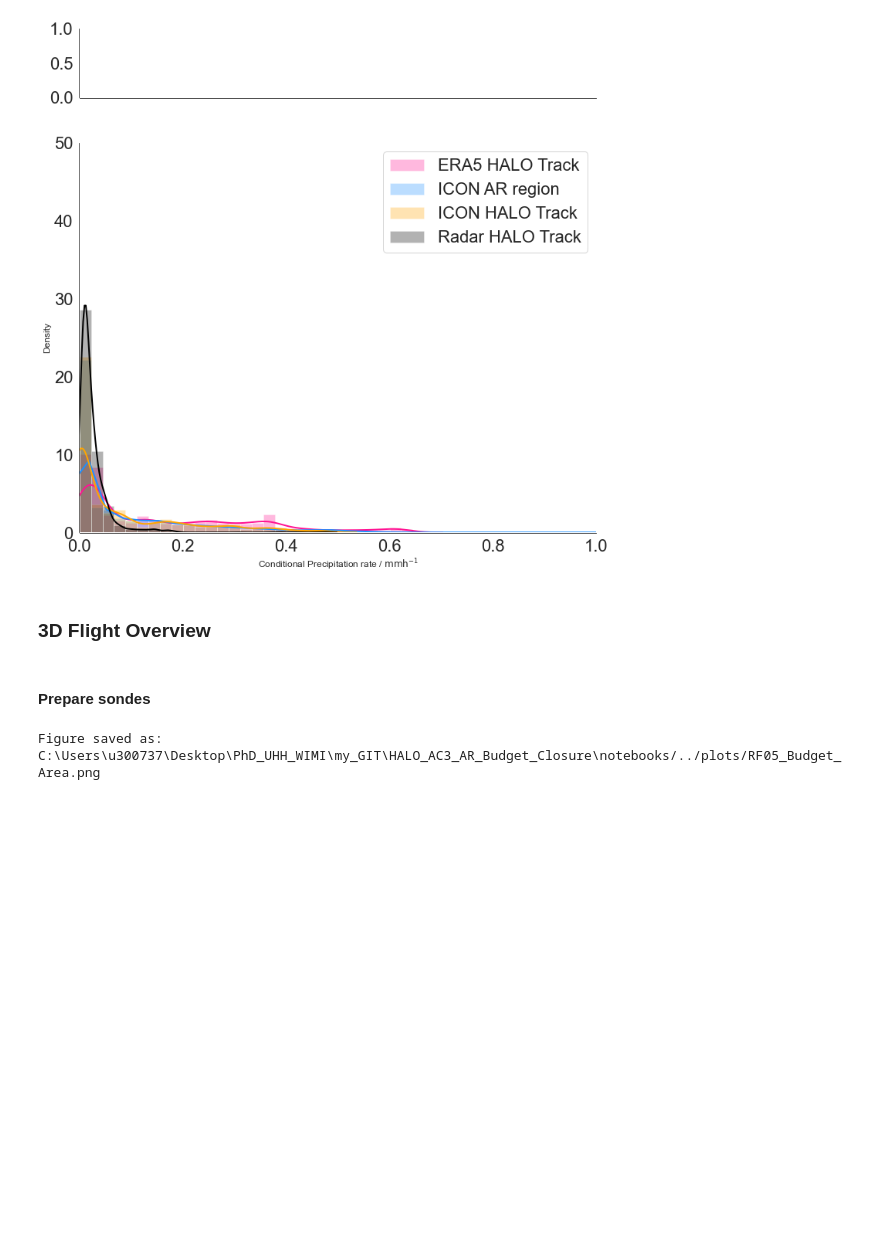
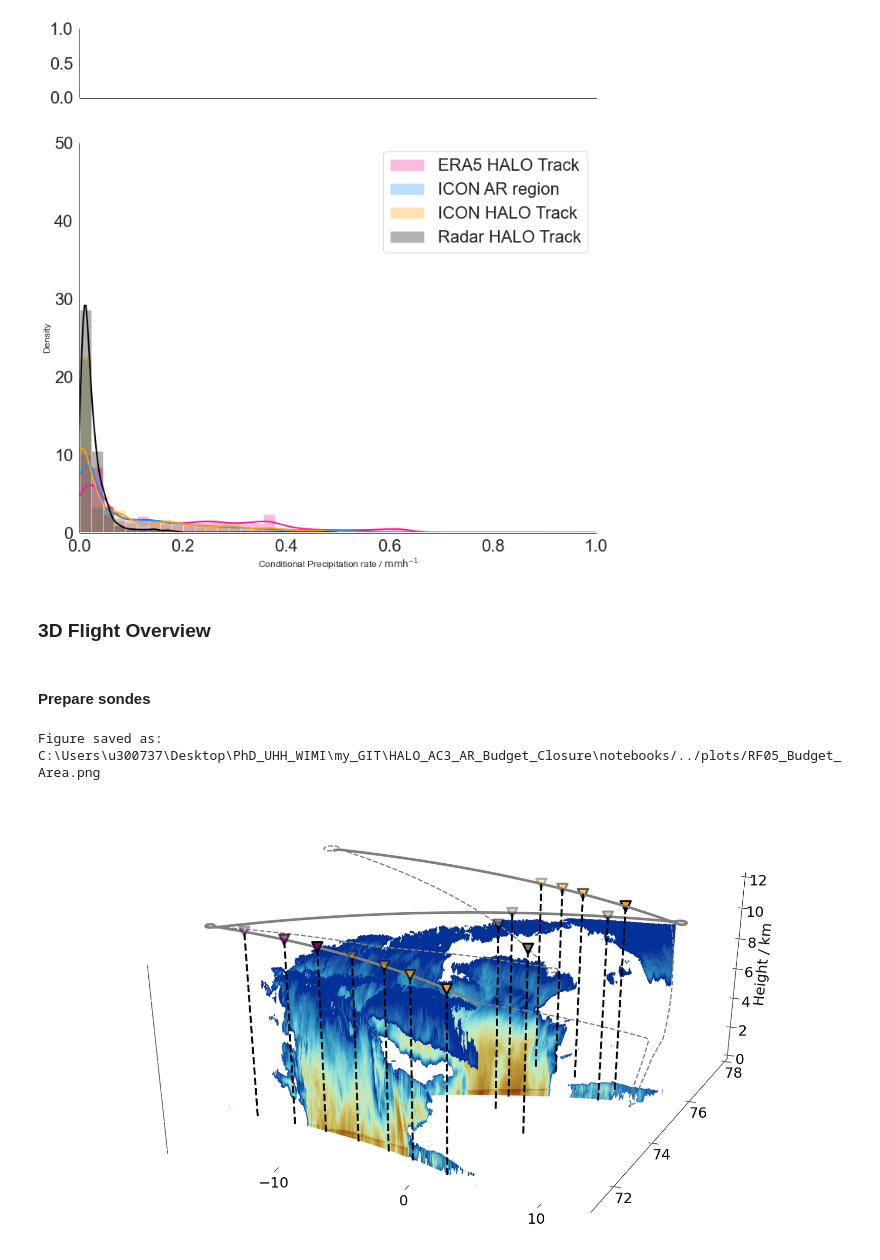
Before and after one commit to hdorff94/HALO_AC3_AR_Budget_Closure, a Jupyter notebook: notebooks/internal_radar_precipitation.ipynb, the cells around one changed output. Cells and saved outputs as stored; diff of their text form; code cells hidden in the pictures; blank space fills up the shorter version.

Commit message:
slight changes in Map plot

```diff
--- a/notebooks/internal_radar_precipitation.ipynb
+++ b/notebooks/internal_radar_precipitation.ipynb
@@ -814,6 +814,7 @@ import itertools
 import cartopy.feature
 from cartopy.mpl.patch import geos_to_path
 
+matplotlib.rcParams.update({"font.size":22})
 take_all=False
 if take_all:
     curved_radar=processed_radar.copy()#sel({"time":slice(time_start,time_end)})
@@ -974,34 +975,35 @@ ax.set_zlabel("Height / km",linespacing=3.1)
 #                                central_latitude=central_lat))
     # IVT convergence as background based on ERA5
 #C1=ax1.scatter(np.rad2deg(hydro_ds["clon"]),
 #            np.rad2deg(hydro_ds.clat),c=hydro_ds["hourly_prec"][0,:],
 #            cmap="GnBu",s=0.5,vmin=0.0,vmax=1,
 #            transform=ccrs.PlateCarree())
 #ax1.plot([halo_df["longitude"].min(),halo_df["longitude"].min(),
 #          halo_df["longitude"].max(),halo_df["longitude"].max(),
 #          halo_df["longitude"].min()],
 #          [halo_df["latitude"].min(),halo_df["latitude"].max(),
 #          halo_df["latitude"].max(),halo_df["latitude"].min(),
 #          halo_df["latitude"].min()],
 #          lw=3,ls="--",color="purple",
 #          transform=ccrs.PlateCarree(),zorder=3)
 
 #ax.coastlines(resolution="50m")
 #gl1=ax1.gridlines(draw_labels=True,dms=True,
 #                          x_inline=False,y_inline=False)
 #ax1.plot(processed_radar["lon"],processed_radar["lat"],color="k",ls="--",lw=1,transform=ccrs.PlateCarree())
 #ax1.set_extent([halo_df["longitude"].min()-5,halo_df["longitude"].max()+5,
 #                halo_df["latitude"].min()-5,halo_df["latitude"].max()+5])
 # To use a custom hillshading mode, override the built-in shading and pass
 # in the rgb colors of the shaded surface calculated from "shade".
 #rgb = ls.shade(z, cmap=cm.gist_earth, vert_exag=0.1, blend_mode='soft')
 #ax.set_zlim([0,12])
 fig_name="RF05_Budget_Area.png"
-fig.savefig(plot_path+fig_name,dpi=600,bbox_inches="tight")
+fig.savefig(plot_path+fig_name,dpi=300,bbox_inches="tight")
 print("Figure saved as:",plot_path+fig_name)
 #plt.show()
 # %% [output]
 Figure saved as: C:\Users\u300737\Desktop\PhD_UHH_WIMI\my_GIT\HALO_AC3_AR_Budget_Closure\notebooks/../plots/RF05_Budget_Area.png
+[figure, added]
 # %%
 #def plot_flight_map_with_sea_ice_conc(HALO_Devices_cls,bahamas_dict,
 #                                      cfg_dict,date,plot_path):
```
Also changed, not shown: parts of 1 cell of this notebook.
